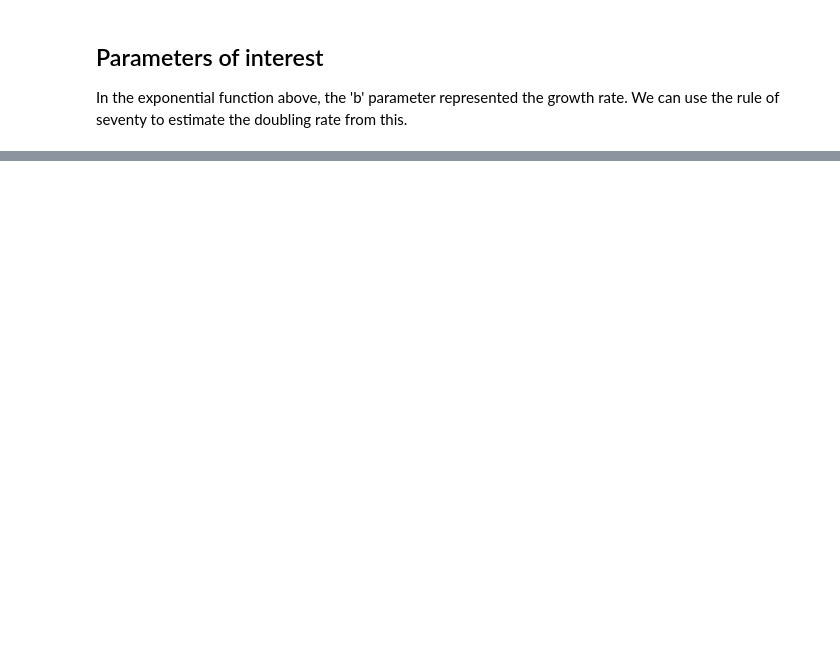
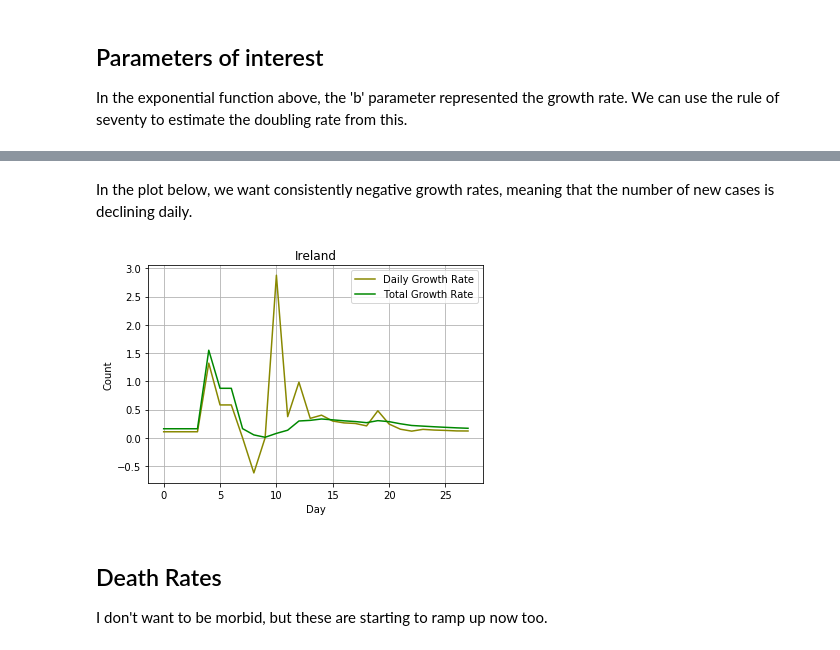
Before and after one commit to Turlough/COVID-Ireland-tracker, a Jupyter notebook: covid_scraper_and_plots.ipynb, the cells around one changed output, grey strips where cells are left out. Drawn from its saved outputs; the diff is of its cells as text; code cells hidden in the pictures; blank space fills up the shorter version.

```diff
--- a/covid_scraper_and_plots.ipynb
+++ b/covid_scraper_and_plots.ipynb
@@ -147,0 +160,48 @@ Total Detections: growth rate = 0.2, doubling time = 3.9 days
+# %%
+def get_stats(df):
+#     print('start')
+    params_daily, _ = curve_fit(exponential, df.index, df.DailyIncrease)
+    params_total, _ = curve_fit(exponential, df.index, df.Total)
+#     print('fin')
+    daily_growth_rate = params_daily[1]
+    total_growth_rate = params_total[1]
+
+    daily_doubling_rate = doubling_time(daily_growth_rate)
+    total_doubling_rate = doubling_time(total_growth_rate)
+
+    return daily_growth_rate, daily_doubling_rate, total_growth_rate, total_doubling_rate
+# %%
+minimum = 8
+
+for index, row in df.iterrows():
+
+    head = df.head(index)
+
+    try:
+        daily_growth_rate, daily_doubling_rate, total_growth_rate, total_doubling_rate = get_stats(head)
+    except:
+        daily, total = 0, 0
+
+    df.at[index, 'DGR'] = daily_growth_rate
+    df.at[index, 'DDR'] = daily_doubling_rate
+    df.at[index, 'TGR'] = total_growth_rate
+    df.at[index, 'TDR'] = total_doubling_rate
+
+# print(df)
+# %% [markdown]
+In the plot below, we want consistently negative growth rates, meaning that the number of new cases is declining daily.
+# %%
+plt.plot(df.DGR, color = '#888800FF', label = 'Daily Growth Rate')
+plt.plot(df.TGR, color = '#008800FF', label = 'Total Growth Rate')
+
+plt.title(country)
+plt.legend()
+plt.grid()
+plt.xlabel('Day')
+plt.ylabel('Count')
+plt.show()
+# %% [output]
+[figure, added]
+# %% [markdown]
+## Death Rates
+I don't want to be morbid, but these are starting to ramp up now too.
```
Also changed, not shown: parts of 11 cells of this notebook, 1 other file.
